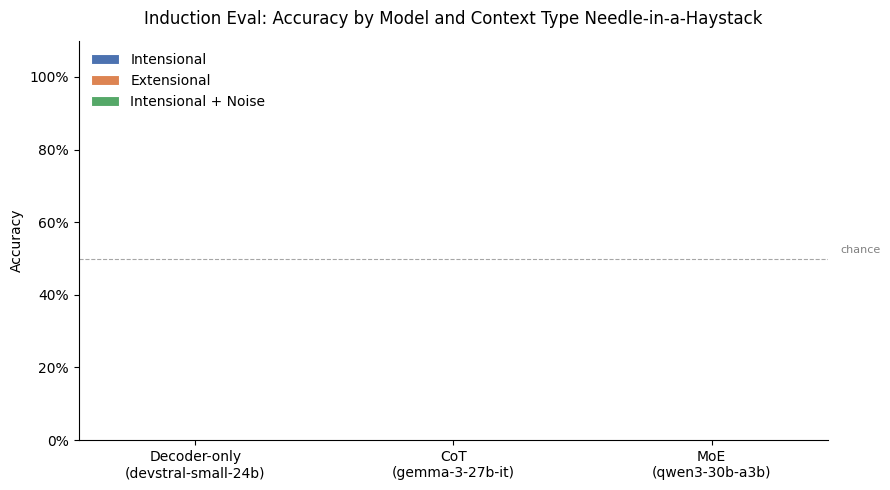
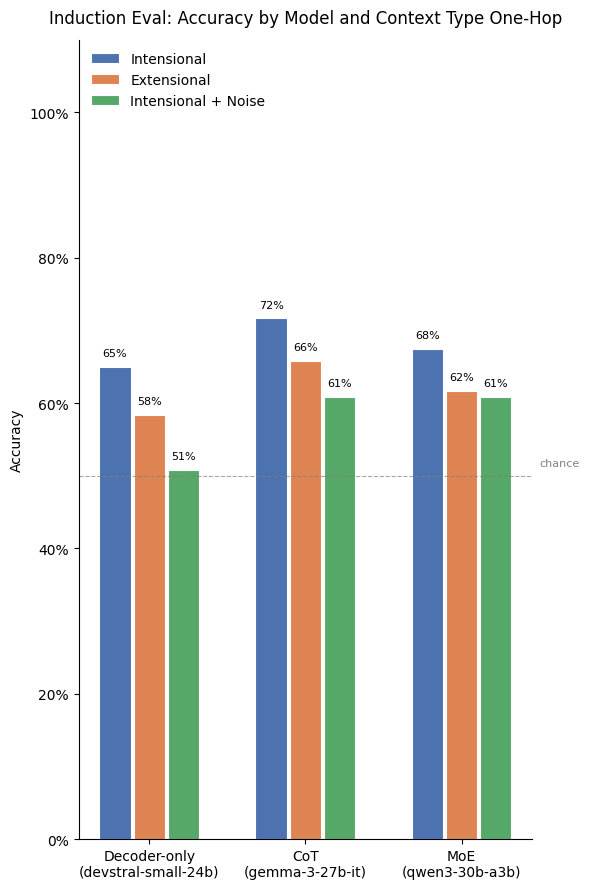
The notebook cell's code change between the first figure and the second:
--- before
+++ after
@@ -15,5 +15,5 @@
 offsets = np.array([-1, 0, 1]) * bar_w
 
-fig, ax = plt.subplots(figsize=(9, 5))
+fig, ax = plt.subplots(figsize=(6, 9))
 
 for offset, (cond_key, cond_label, color) in zip(offsets, CONDITIONS):
@@ -44,5 +44,5 @@
 ax.set_ylim(0, 1.1)
 ax.yaxis.set_major_formatter(mtick.PercentFormatter(xmax=1))
-ax.set_title("Induction Eval: Accuracy by Model and Context Type One-Hop", pad=12)
+ax.set_title("Induction Eval: Accuracy by Model and Context Type NIAH", pad=12)
 ax.legend(frameon=False, loc="upper left")
 ax.spines[["top", "right"]].set_visible(False)

Commit: runs